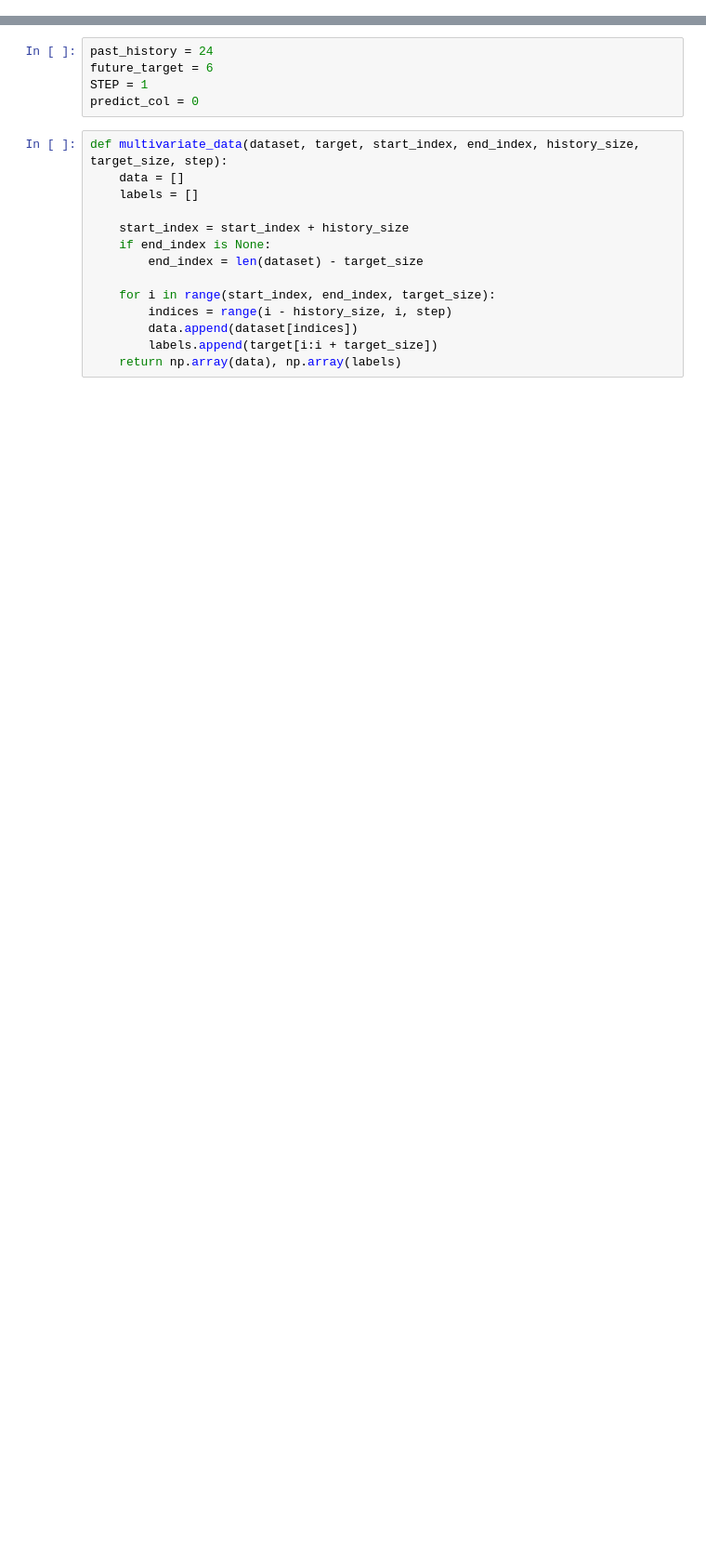
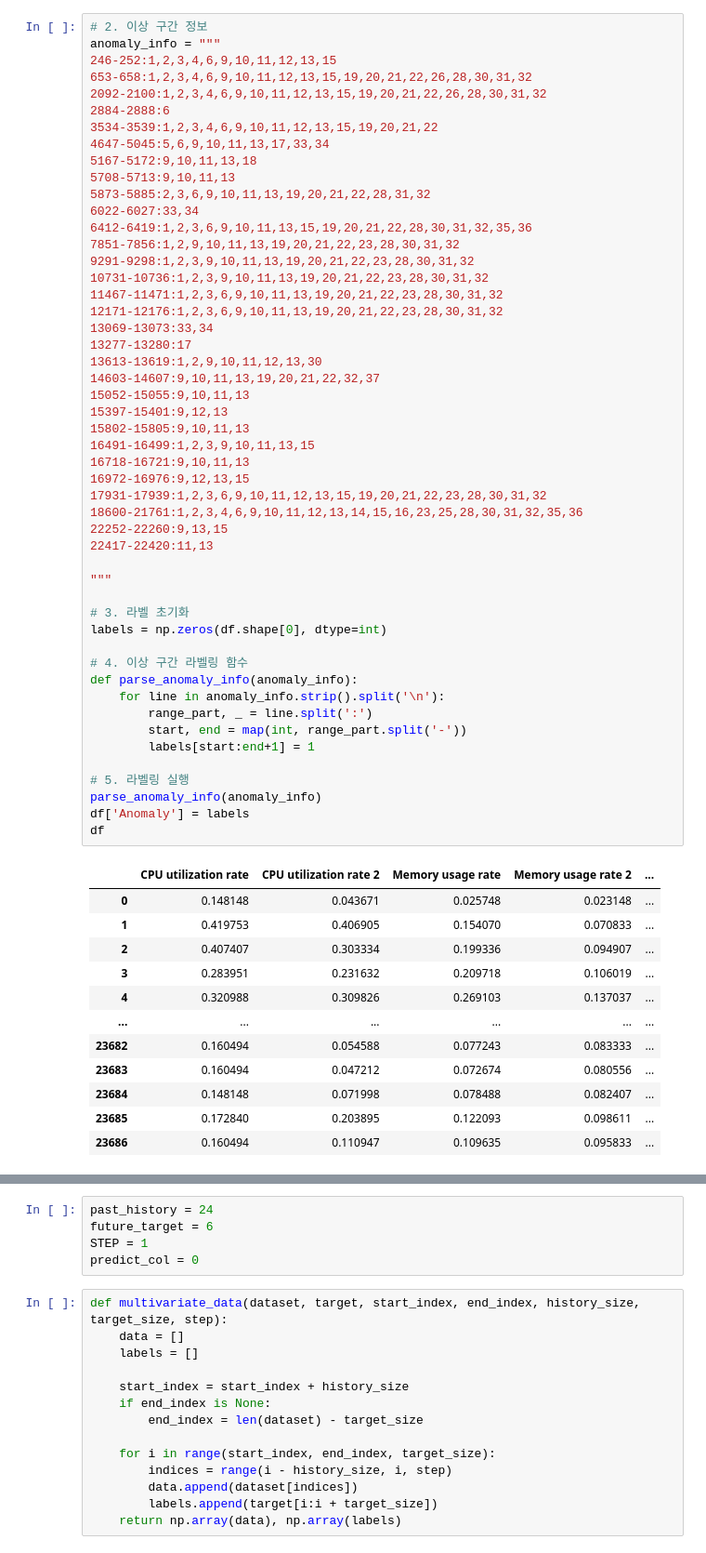
Before and after one commit to moji-moji-idn/Abnormal_Prediction, a Jupyter notebook: Conv1D.ipynb, the cells around one changed output, grey strips where cells are left out. Shown: that part at 93% size. Saved outputs shown, nothing was run; the diff lists cells and outputs as text; blank space fills up the shorter version.

```diff
--- a/Conv1D.ipynb
+++ b/Conv1D.ipynb
@@ -100,0 +83,63 @@ df[df['Anomaly'] == 1].head()
+# %%
+# 2. 이상 구간 정보
+anomaly_info = """
+246-252:1,2,3,4,6,9,10,11,12,13,15
+653-658:1,2,3,4,6,9,10,11,12,13,15,19,20,21,22,26,28,30,31,32
+2092-2100:1,2,3,4,6,9,10,11,12,13,15,19,20,21,22,26,28,30,31,32
+2884-2888:6
+3534-3539:1,2,3,4,6,9,10,11,12,13,15,19,20,21,22
+4647-5045:5,6,9,10,11,13,17,33,34
+5167-5172:9,10,11,13,18
+5708-5713:9,10,11,13
+5873-5885:2,3,6,9,10,11,13,19,20,21,22,28,31,32
+6022-6027:33,34
+6412-6419:1,2,3,6,9,10,11,13,15,19,20,21,22,28,30,31,32,35,36
+7851-7856:1,2,9,10,11,13,19,20,21,22,23,28,30,31,32
+9291-9298:1,2,3,9,10,11,13,19,20,21,22,23,28,30,31,32
+10731-10736:1,2,3,9,10,11,13,19,20,21,22,23,28,30,31,32
+11467-11471:1,2,3,6,9,10,11,13,19,20,21,22,23,28,30,31,32
+12171-12176:1,2,3,6,9,10,11,13,19,20,21,22,23,28,30,31,32
+13069-13073:33,34
+13277-13280:17
+13613-13619:1,2,9,10,11,12,13,30
+14603-14607:9,10,11,13,19,20,21,22,32,37
+15052-15055:9,10,11,13
+15397-15401:9,12,13
+15802-15805:9,10,11,13
+16491-16499:1,2,3,9,10,11,13,15
+16718-16721:9,10,11,13
+16972-16976:9,12,13,15
+17931-17939:1,2,3,6,9,10,11,12,13,15,19,20,21,22,23,28,30,31,32
+18600-21761:1,2,3,4,6,9,10,11,12,13,14,15,16,23,25,28,30,31,32,35,36
+22252-22260:9,13,15
+22417-22420:11,13
+
+"""
+
+# 3. 라벨 초기화
+labels = np.zeros(df.shape[0], dtype=int)
+
+# 4. 이상 구간 라벨링 함수
+def parse_anomaly_info(anomaly_info):
+    for line in anomaly_info.strip().split('\n'):
+        range_part, _ = line.split(':')
+        start, end = map(int, range_part.split('-'))
+        labels[start:end+1] = 1
+
+# 5. 라벨링 실행
+parse_anomaly_info(anomaly_info)
+df['Anomaly'] = labels
+df
+# %% [output]
+|  | CPU utilization rate | CPU utilization rate 2 | Memory usage rate | Memory usage rate 2 | ... |
+| 0 | 0.148148 | 0.043671 | 0.025748 | 0.023148 | ... |
+| 1 | 0.419753 | 0.406905 | 0.154070 | 0.070833 | ... |
+| 2 | 0.407407 | 0.303334 | 0.199336 | 0.094907 | ... |
+| 3 | 0.283951 | 0.231632 | 0.209718 | 0.106019 | ... |
+| 4 | 0.320988 | 0.309826 | 0.269103 | 0.137037 | ... |
+| ... | ... | ... | ... | ... | ... |
+| 23682 | 0.160494 | 0.054588 | 0.077243 | 0.083333 | ... |
+| 23683 | 0.160494 | 0.047212 | 0.072674 | 0.080556 | ... |
+| 23684 | 0.148148 | 0.071998 | 0.078488 | 0.082407 | ... |
+| 23685 | 0.172840 | 0.203895 | 0.122093 | 0.098611 | ... |
+| 23686 | 0.160494 | 0.110947 | 0.109635 | 0.095833 | ... |
```
Also changed, not shown: parts of 29 cells of this notebook.
